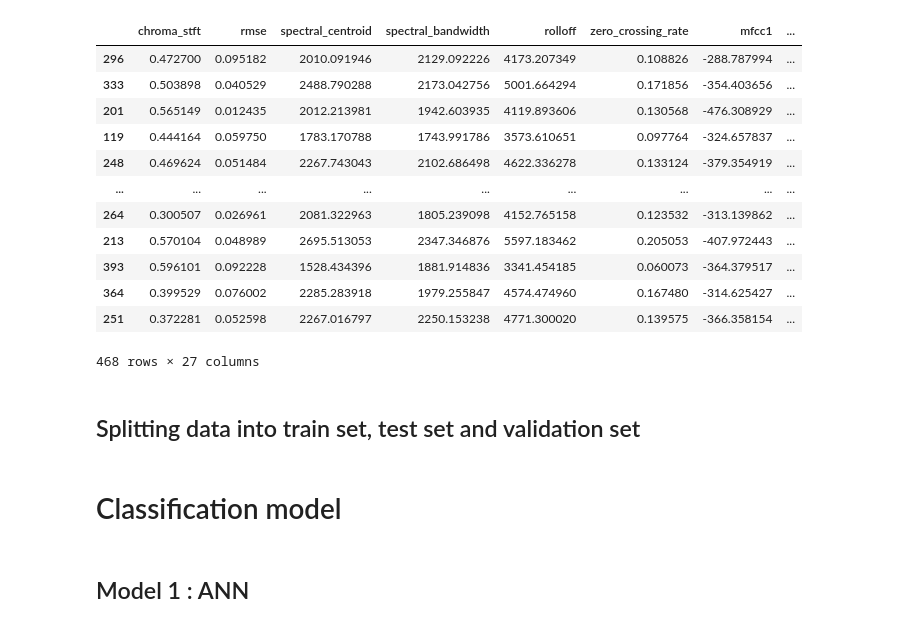
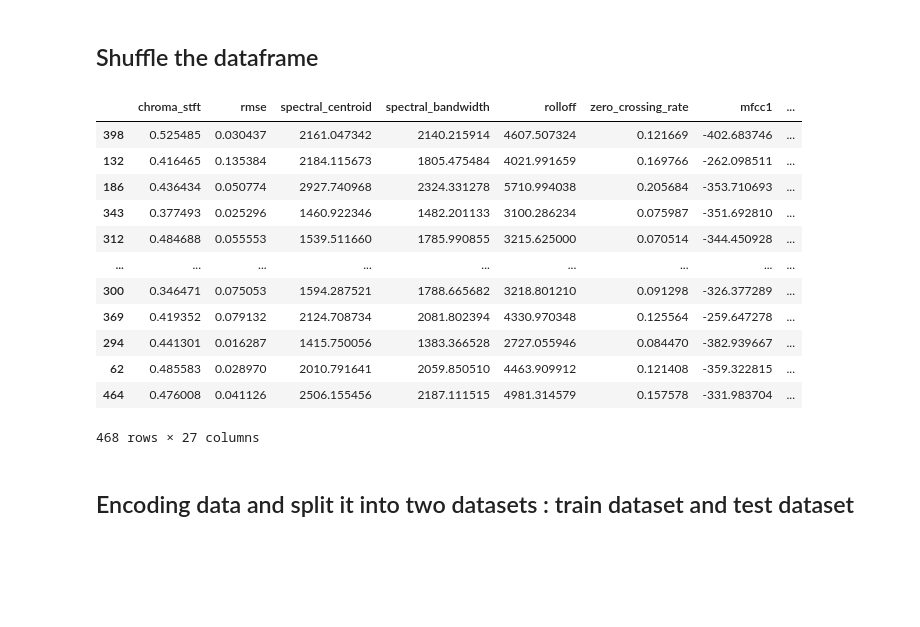
Before and after one commit to marcusnk237/Binary-Classification-Cough-COVID, a Jupyter notebook: Binary_classification_cough_COVID.ipynb, the cells around one changed output. Cells and saved outputs as stored; diff of their text form; code cells hidden in the pictures; blank space fills up the shorter version.

```diff
--- a/Binary_classification_cough_COVID.ipynb
+++ b/Binary_classification_cough_COVID.ipynb
@@ -22,37 +235,29 @@ import itertools
+# %% [markdown]
+## Shuffle the dataframe
 # %%
-#loading the dataset and oversampling
-df = pd.read_csv("dataset.csv")
-#remove filename column
-df.drop(["filename"], axis=1, inplace=True)
-#remove the ID column as it does not provide any information
-df.drop(["ID"], axis=1, inplace=True)
-map_dict = {"positive":1, "negative":0}
-#mapping the values of the dict
-df['label'] = df['label'].map(map_dict)
 #since all the positives were first and negatives last, we shuffling the dataset
-shuffle_df = df.reindex(np.random.permutation(df.index))
+shuffle_df = dataframe.reindex(np.random.permutation(dataframe.index))
 #labels
 y = shuffle_df['label'].to_numpy()
 #rest of data
 X = (shuffle_df.iloc[:, :-1]).to_numpy()
+shuffle_df
+# %% [output]
+|  | chroma_stft | rmse | spectral_centroid | spectral_bandwidth | rolloff | zero_crossing_rate | mfcc1 | ... |
+| 398 | 0.525485 | 0.030437 | 2161.047342 | 2140.215914 | 4607.507324 | 0.121669 | -402.683746 | ... |
+| 132 | 0.416465 | 0.135384 | 2184.115673 | 1805.475484 | 4021.991659 | 0.169766 | -262.098511 | ... |
+| 186 | 0.436434 | 0.050774 | 2927.740968 | 2324.331278 | 5710.994038 | 0.205684 | -353.710693 | ... |
+| 343 | 0.377493 | 0.025296 | 1460.922346 | 1482.201133 | 3100.286234 | 0.075987 | -351.692810 | ... |
+| 312 | 0.484688 | 0.055553 | 1539.511660 | 1785.990855 | 3215.625000 | 0.070514 | -344.450928 | ... |
+| ... | ... | ... | ... | ... | ... | ... | ... | ... |
+| 300 | 0.346471 | 0.075053 | 1594.287521 | 1788.665682 | 3218.801210 | 0.091298 | -326.377289 | ... |
+| 369 | 0.419352 | 0.079132 | 2124.708734 | 2081.802394 | 4330.970348 | 0.125564 | -259.647278 | ... |
+| 294 | 0.441301 | 0.016287 | 1415.750056 | 1383.366528 | 2727.055946 | 0.084470 | -382.939667 | ... |
+| 62 | 0.485583 | 0.028970 | 2010.791641 | 2059.850510 | 4463.909912 | 0.121408 | -359.322815 | ... |
+| 464 | 0.476008 | 0.041126 | 2506.155456 | 2187.111515 | 4981.314579 | 0.157578 | -331.983704 | ... |
+468 rows × 27 columns
-# %%
-shuffle_train_df
-# %% [output]
-|  | chroma_stft | rmse | spectral_centroid | spectral_bandwidth | rolloff | zero_crossing_rate | mfcc1 | ... |
-| 296 | 0.472700 | 0.095182 | 2010.091946 | 2129.092226 | 4173.207349 | 0.108826 | -288.787994 | ... |
-| 333 | 0.503898 | 0.040529 | 2488.790288 | 2173.042756 | 5001.664294 | 0.171856 | -354.403656 | ... |
-| 201 | 0.565149 | 0.012435 | 2012.213981 | 1942.603935 | 4119.893606 | 0.130568 | -476.308929 | ... |
-| 119 | 0.444164 | 0.059750 | 1783.170788 | 1743.991786 | 3573.610651 | 0.097764 | -324.657837 | ... |
-| 248 | 0.469624 | 0.051484 | 2267.743043 | 2102.686498 | 4622.336278 | 0.133124 | -379.354919 | ... |
-| ... | ... | ... | ... | ... | ... | ... | ... | ... |
-| 264 | 0.300507 | 0.026961 | 2081.322963 | 1805.239098 | 4152.765158 | 0.123532 | -313.139862 | ... |
-| 213 | 0.570104 | 0.048989 | 2695.513053 | 2347.346876 | 5597.183462 | 0.205053 | -407.972443 | ... |
-| 393 | 0.596101 | 0.092228 | 1528.434396 | 1881.914836 | 3341.454185 | 0.060073 | -364.379517 | ... |
-| 364 | 0.399529 | 0.076002 | 2285.283918 | 1979.255847 | 4574.474960 | 0.167480 | -314.625427 | ... |
-| 251 | 0.372281 | 0.052598 | 2267.016797 | 2250.153238 | 4771.300020 | 0.139575 | -366.358154 | ... |
-468 rows × 27 columns
-# %% [markdown]
-## Splitting data into train set, test set and validation set
+# %% [markdown]
+## Encoding data and split it into two datasets : train dataset and test dataset
 # %%
 #instantiate the Label Encoder
 label_encoder = LabelEncoder()
@@ -66,5 +271,3 @@ X = scaler.fit_transform(X)
 
 #separating the data
 X_train, X_test, y_train, y_test = train_test_split(X, y, test_size=0.2)
-# %% [markdown]
- # Classification model
@@ -96,2 +273,0 @@ def evaluate_model(history,X_test,y_test,model):
-# %% [markdown]
-## Model 1 : ANN
```
Also changed, not shown: parts of 36 cells of this notebook.
